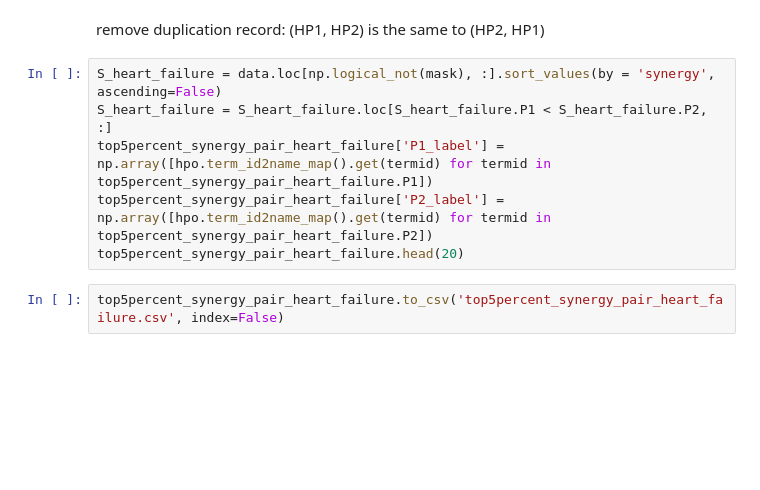
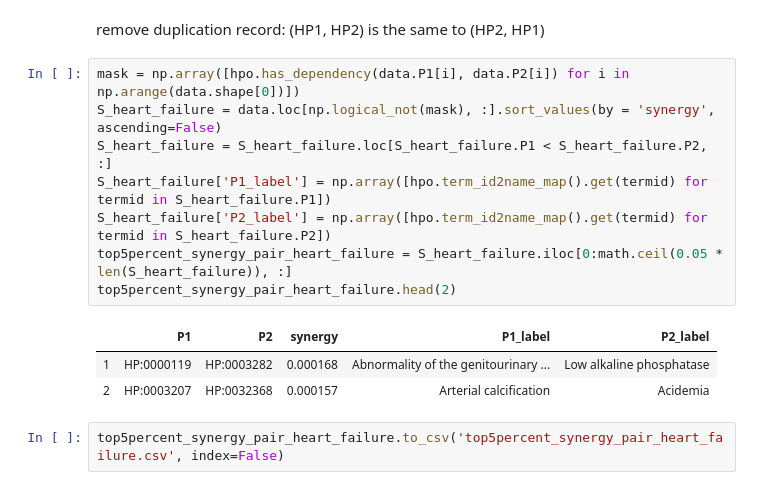
Before and after one commit to TheJacksonLaboratory/MIMIC_HPO, a Jupyter notebook: src/main/resources/interpretation.ipynb, the cells around one changed output. Saved outputs shown, nothing was run; the diff lists cells and outputs as text; blank space fills up the shorter version.

```diff
--- a/src/main/resources/interpretation.ipynb
+++ b/src/main/resources/interpretation.ipynb
@@ -46,11 +58,17 @@ data.reset_index(drop=True).head()
 # %% [markdown]
 remove duplication record: (HP1, HP2) is the same to (HP2, HP1)
 # %%
+mask = np.array([hpo.has_dependency(data.P1[i], data.P2[i]) for i in np.arange(data.shape[0])])
 S_heart_failure = data.loc[np.logical_not(mask), :].sort_values(by = 'synergy', ascending=False)
 S_heart_failure = S_heart_failure.loc[S_heart_failure.P1 < S_heart_failure.P2, :]
-top5percent_synergy_pair_heart_failure['P1_label'] = np.array([hpo.term_id2name_map().get(termid) for termid in top5percent_synergy_pair_heart_failure.P1])
-top5percent_synergy_pair_heart_failure['P2_label'] = np.array([hpo.term_id2name_map().get(termid) for termid in top5percent_synergy_pair_heart_failure.P2])
-top5percent_synergy_pair_heart_failure.head(20)
+S_heart_failure['P1_label'] = np.array([hpo.term_id2name_map().get(termid) for termid in S_heart_failure.P1])
+S_heart_failure['P2_label'] = np.array([hpo.term_id2name_map().get(termid) for termid in S_heart_failure.P2])
+top5percent_synergy_pair_heart_failure = S_heart_failure.iloc[0:math.ceil(0.05 * len(S_heart_failure)), :]
+top5percent_synergy_pair_heart_failure.head(2)
+# %% [output]
+|  | P1 | P2 | synergy | P1_label | P2_label |
+| 1 | HP:0000119 | HP:0003282 | 0.000168 | Abnormality of the genitourinary ... | Low alkaline phosphatase |
+| 2 | HP:0003207 | HP:0032368 | 0.000157 | Arterial calcification | Acidemia |
 # %%
 top5percent_synergy_pair_heart_failure.to_csv('top5percent_synergy_pair_heart_failure.csv', index=False)
 # %%
```
Also changed, not shown: parts of 21 cells of this notebook, 1 other file.
